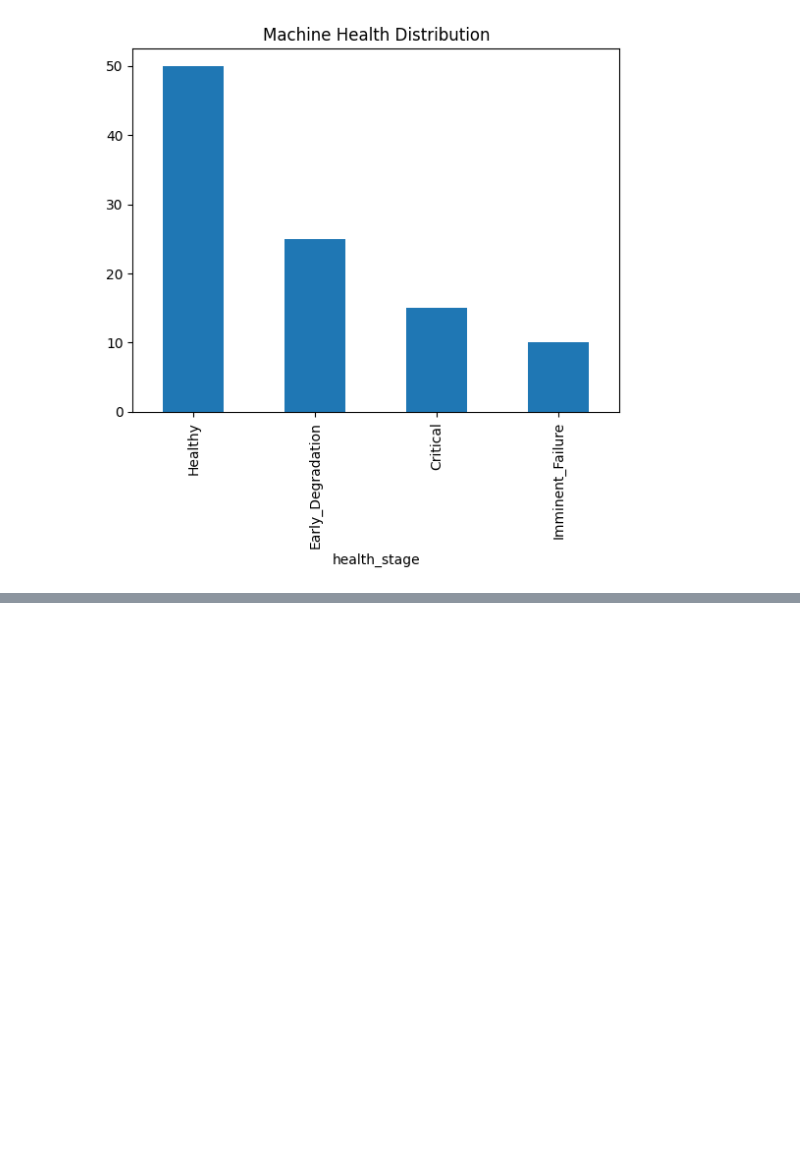
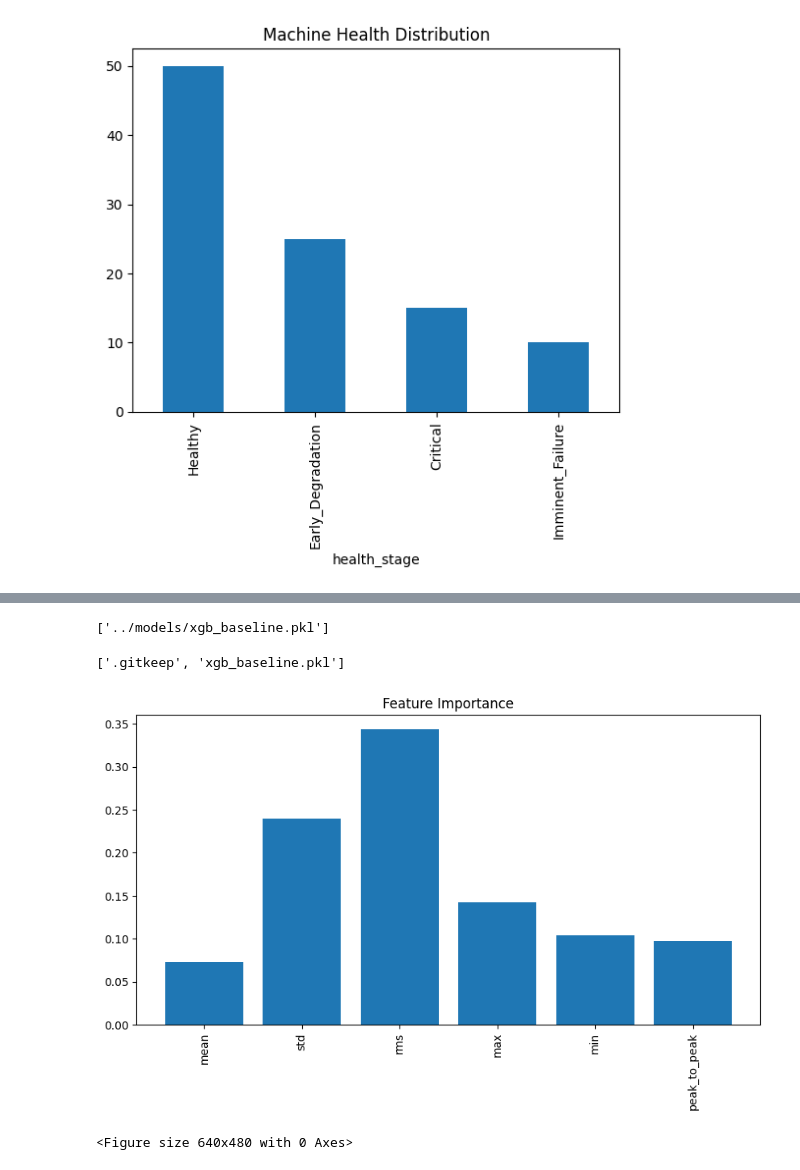
Before and after one commit to ajeetsherkar/edgepulse-edge-ai-predictive-maintenance, a Jupyter notebook: notebooks/01_data_exploration.ipynb, the cells around one changed output, grey strips where cells are left out. Drawn from its saved outputs; the diff is of its cells as text; code cells hidden in the pictures; blank space fills up the shorter version.

Commit message:
Day 6: Train baseline XGBoost model

```diff
--- a/notebooks/01_data_exploration.ipynb
+++ b/notebooks/01_data_exploration.ipynb
@@ -276,0 +304,10 @@ dataset.to_csv(
+# %%
+from sklearn.model_selection import train_test_split
+
+X_train, X_test, y_train, y_test = train_test_split(
+    X,
+    y,
+    test_size=0.2,
+    random_state=42,
+    stratify=y
+)
@@ -276,0 +326,18 @@ dataset.to_csv(
+# %%
+X = dataset.drop(
+    columns=["file","health_stage"]
+)
+# %%
+from xgboost import XGBClassifier
+
+model = XGBClassifier(
+    n_estimators=100,
+    max_depth=5,
+    learning_rate=0.1,
+    random_state=42
+)
+
+model.fit(
+    X_train,
+    y_train
+)
@@ -276,0 +419,39 @@ dataset.to_csv(
+# %%
+ import joblib
+
+joblib.dump(
+    model,
+    "../models/xgb_baseline.pkl"
+)
+# %% [output]
+['../models/xgb_baseline.pkl']
+# %%
+import os
+
+os.listdir("../models")
+# %% [output]
+['.gitkeep', 'xgb_baseline.pkl']
+# %%
+import matplotlib.pyplot as plt
+
+plt.figure(figsize=(10,5))
+
+plt.bar(
+    X.columns,
+    model.feature_importances_
+)
+
+plt.xticks(rotation=90)
+
+plt.title(
+    "Feature Importance")
+
+plt.show()
+# %% [output]
+[figure, added]
+# %%
+plt.savefig(
+    "../docs/feature_importance.png"
+)
+# %% [output]
+<Figure size 640x480 with 0 Axes>
```
Also changed, not shown: parts of 8 cells of this notebook, 2 other files.
